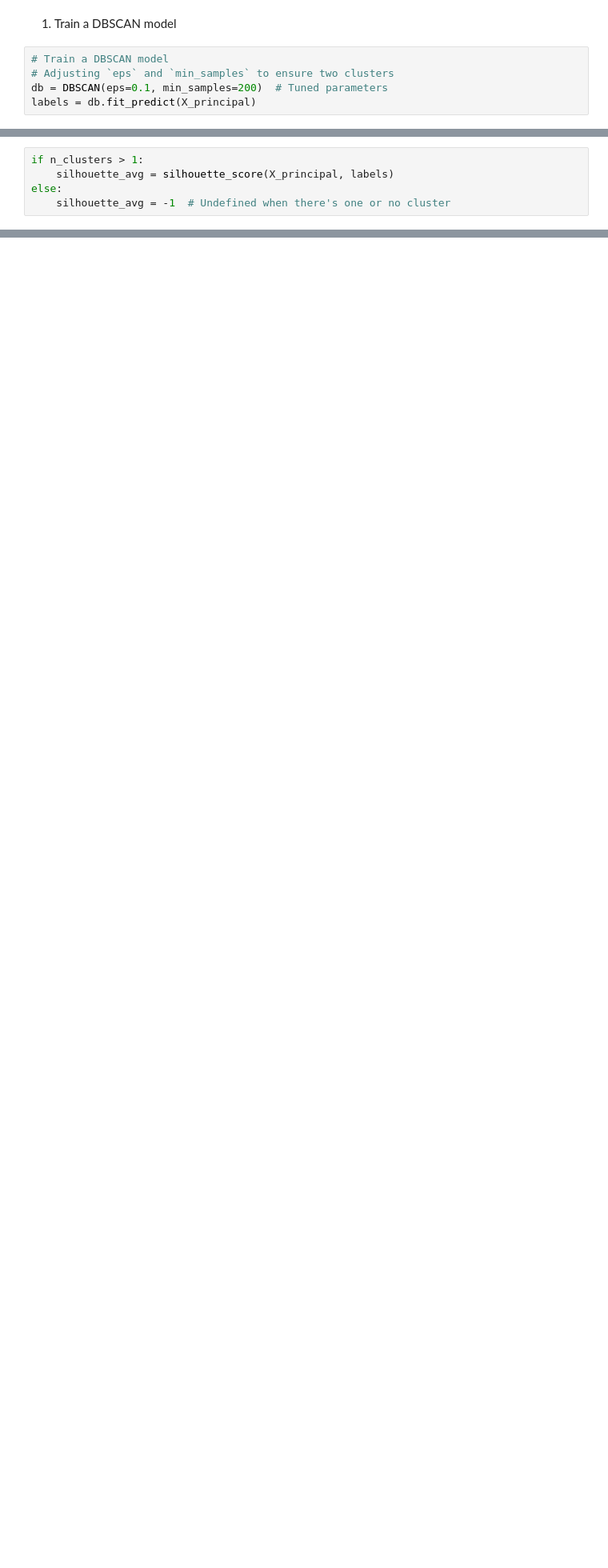
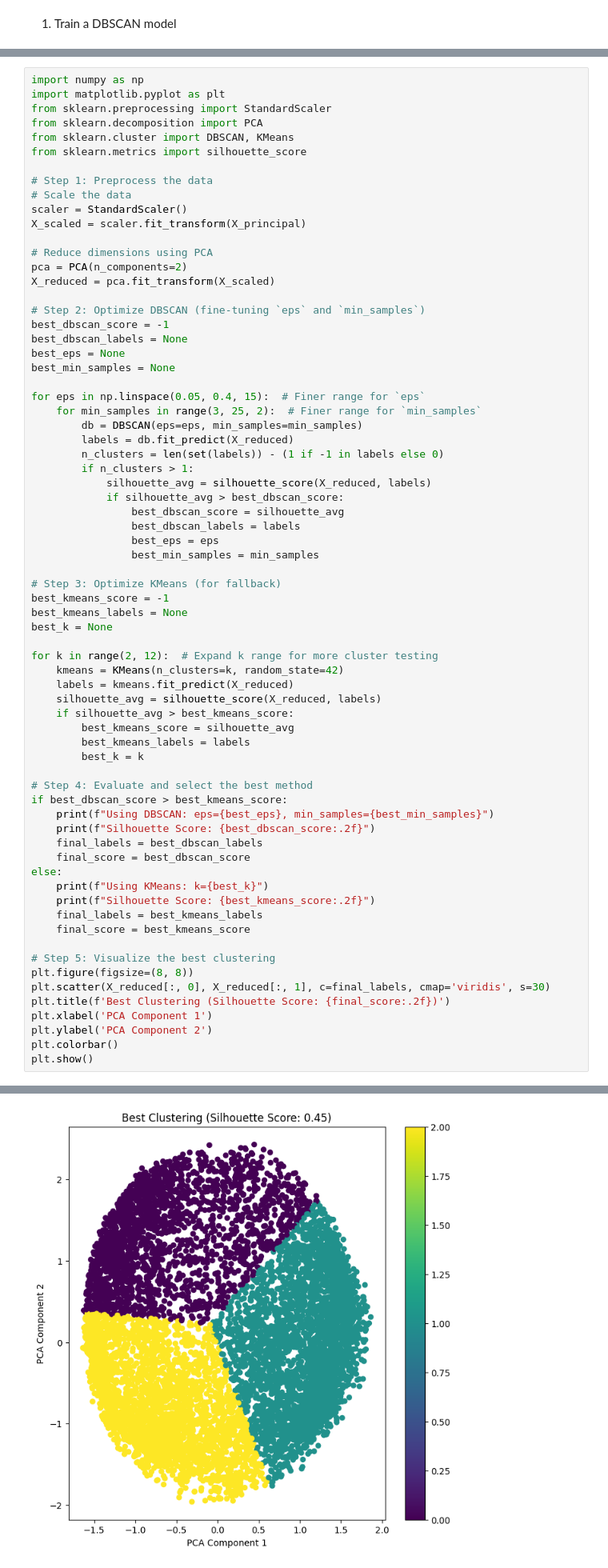
Before and after one commit to Gkcoli/CCADMACL_EXERCISES_COM222-ML, a Jupyter notebook: Copy_of_Exercise4.ipynb, the cells around one changed output, grey strips where cells are left out. Shown at 80% size. Cells and saved outputs as stored; diff of their text form; blank space fills up the shorter version.

```diff
--- a/Copy_of_Exercise4.ipynb
+++ b/Copy_of_Exercise4.ipynb
@@ -110,8 +110,3 @@ plt.show()
 [figure]
 # %% [markdown]
 1. Train a DBSCAN model
-# %%
-# Train a DBSCAN model
-# Adjusting `eps` and `min_samples` to ensure two clusters
-db = DBSCAN(eps=0.1, min_samples=200)  # Tuned parameters
-labels = db.fit_predict(X_principal)
@@ -161,5 +112,0 @@ n_noise = list(labels).count(-1)
-# %%
-if n_clusters > 1:
-    silhouette_avg = silhouette_score(X_principal, labels)
-else:
-    silhouette_avg = -1  # Undefined when there's one or no cluster
@@ -174,0 +113,71 @@ Silhouette Score: 0.14
+# %%
+import numpy as np
+import matplotlib.pyplot as plt
+from sklearn.preprocessing import StandardScaler
+from sklearn.decomposition import PCA
+from sklearn.cluster import DBSCAN, KMeans
+from sklearn.metrics import silhouette_score
+
+# Step 1: Preprocess the data
+# Scale the data
+scaler = StandardScaler()
+X_scaled = scaler.fit_transform(X_principal)
+
+# Reduce dimensions using PCA
+pca = PCA(n_components=2)
+X_reduced = pca.fit_transform(X_scaled)
+
+# Step 2: Optimize DBSCAN (fine-tuning `eps` and `min_samples`)
+best_dbscan_score = -1
+best_dbscan_labels = None
+best_eps = None
+best_min_samples = None
+
+for eps in np.linspace(0.05, 0.4, 15):  # Finer range for `eps`
+    for min_samples in range(3, 25, 2):  # Finer range for `min_samples`
+        db = DBSCAN(eps=eps, min_samples=min_samples)
+        labels = db.fit_predict(X_reduced)
+        n_clusters = len(set(labels)) - (1 if -1 in labels else 0)
+        if n_clusters > 1:
+            silhouette_avg = silhouette_score(X_reduced, labels)
+            if silhouette_avg > best_dbscan_score:
+                best_dbscan_score = silhouette_avg
+                best_dbscan_labels = labels
+                best_eps = eps
+                best_min_samples = min_samples
+
+# Step 3: Optimize KMeans (for fallback)
+best_kmeans_score = -1
+best_kmeans_labels = None
+best_k = None
+
+for k in range(2, 12):  # Expand k range for more cluster testing
+    kmeans = KMeans(n_clusters=k, random_state=42)
+    labels = kmeans.fit_predict(X_reduced)
+    silhouette_avg = silhouette_score(X_reduced, labels)
+    if silhouette_avg > best_kmeans_score:
+        best_kmeans_score = silhouette_avg
+        best_kmeans_labels = labels
+        best_k = k
+
+# Step 4: Evaluate and select the best method
+if best_dbscan_score > best_kmeans_score:
+    print(f"Using DBSCAN: eps={best_eps}, min_samples={best_min_samples}")
+    print(f"Silhouette Score: {best_dbscan_score:.2f}")
+    final_labels = best_dbscan_labels
+    final_score = best_dbscan_score
+else:
+    print(f"Using KMeans: k={best_k}")
+    print(f"Silhouette Score: {best_kmeans_score:.2f}")
+    final_labels = best_kmeans_labels
+    final_score = best_kmeans_score
+
+# Step 5: Visualize the best clustering
+plt.figure(figsize=(8, 8))
+plt.scatter(X_reduced[:, 0], X_reduced[:, 1], c=final_labels, cmap='viridis', s=30)
+plt.title(f'Best Clustering (Silhouette Score: {final_score:.2f})')
+plt.xlabel('PCA Component 1')
+plt.ylabel('PCA Component 2')
+plt.colorbar()
+plt.show()
+# %% [output]
@@ -174,0 +186 @@ Silhouette Score: 0.14
+[figure, added]
```
Also changed, not shown: parts of 9 cells of this notebook.
